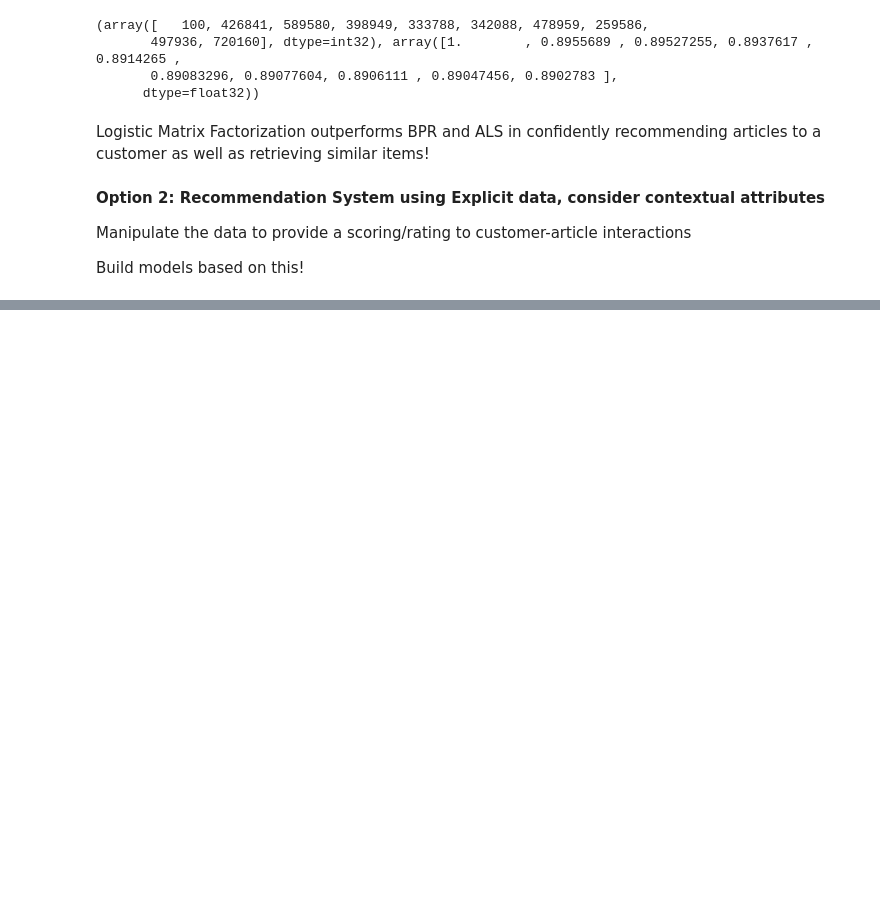
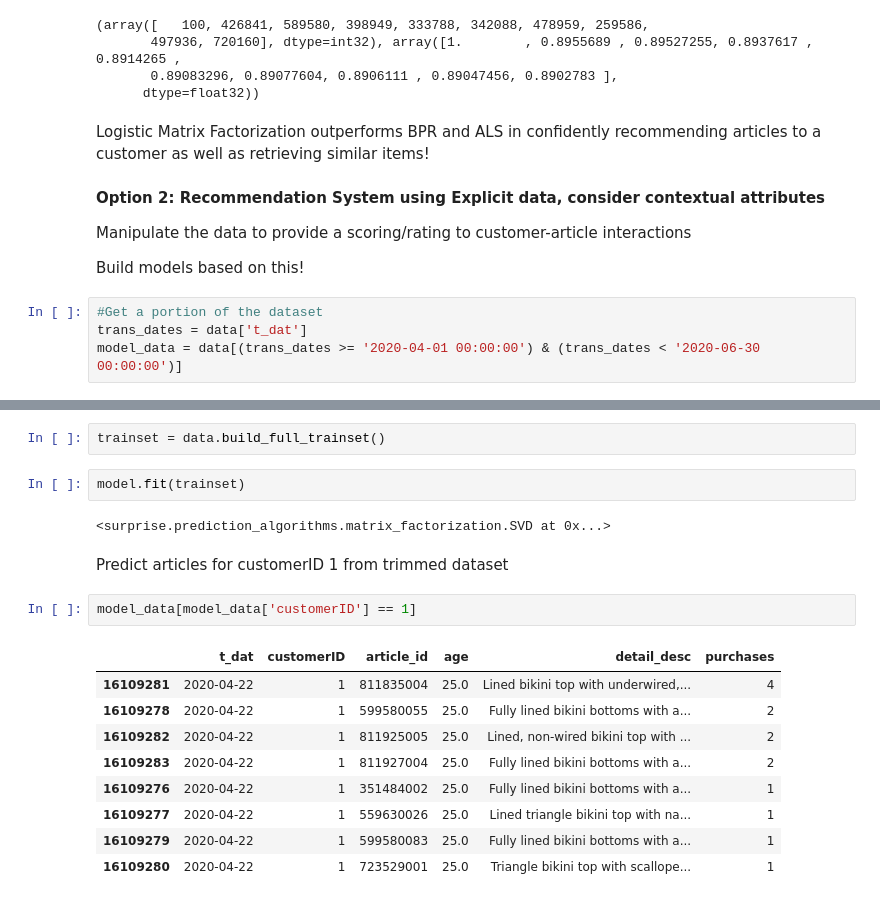
Before and after one commit to Martin-Msb/context-aware-recommendation, a Jupyter notebook: context_aware_recommender.ipynb, the cells around one changed output, grey strips where cells are left out. Cells and saved outputs as stored; diff of their text form; blank space fills up the shorter version.

```diff
--- a/context_aware_recommender.ipynb
+++ b/context_aware_recommender.ipynb
@@ -950,6 +950,10 @@ Logistic Matrix Factorization outperforms BPR and ALS in confidently recommendin
 Manipulate the data to provide a scoring/rating to customer-article interactions
 
 Build models based on this!
+# %%
+#Get a portion of the dataset
+trans_dates = data['t_dat']
+model_data = data[(trans_dates >= '2020-04-01 00:00:00') & (trans_dates < '2020-06-30 00:00:00')]
 # %%
 #We can generate a rating by the number of times a customer bought an item and use
 #it to build a recommendation system
@@ -956,0 +1012,20 @@ train, validation, test = np.split(data.sample(frac=1), [int(.6*len(data)), int(
+# %%
+trainset = data.build_full_trainset()
+# %%
+model.fit(trainset)
+# %% [output]
+<surprise.prediction_algorithms.matrix_factorization.SVD at 0x...>
+# %% [markdown]
+Predict articles for customerID 1 from trimmed dataset
+# %%
+model_data[model_data['customerID'] == 1]
+# %% [output]
+|  | t_dat | customerID | article_id | age | detail_desc | purchases |
+| 16109281 | 2020-04-22 | 1 | 811835004 | 25.0 | Lined bikini top with underwired,... | 4 |
+| 16109278 | 2020-04-22 | 1 | 599580055 | 25.0 | Fully lined bikini bottoms with a... | 2 |
+| 16109282 | 2020-04-22 | 1 | 811925005 | 25.0 | Lined, non-wired bikini top with ... | 2 |
+| 16109283 | 2020-04-22 | 1 | 811927004 | 25.0 | Fully lined bikini bottoms with a... | 2 |
+| 16109276 | 2020-04-22 | 1 | 351484002 | 25.0 | Fully lined bikini bottoms with a... | 1 |
+| 16109277 | 2020-04-22 | 1 | 559630026 | 25.0 | Lined triangle bikini top with na... | 1 |
+| 16109279 | 2020-04-22 | 1 | 599580083 | 25.0 | Fully lined bikini bottoms with a... | 1 |
+| 16109280 | 2020-04-22 | 1 | 723529001 | 25.0 | Triangle bikini top with scallope... | 1 |
```
Also changed, not shown: parts of 10 cells of this notebook.
